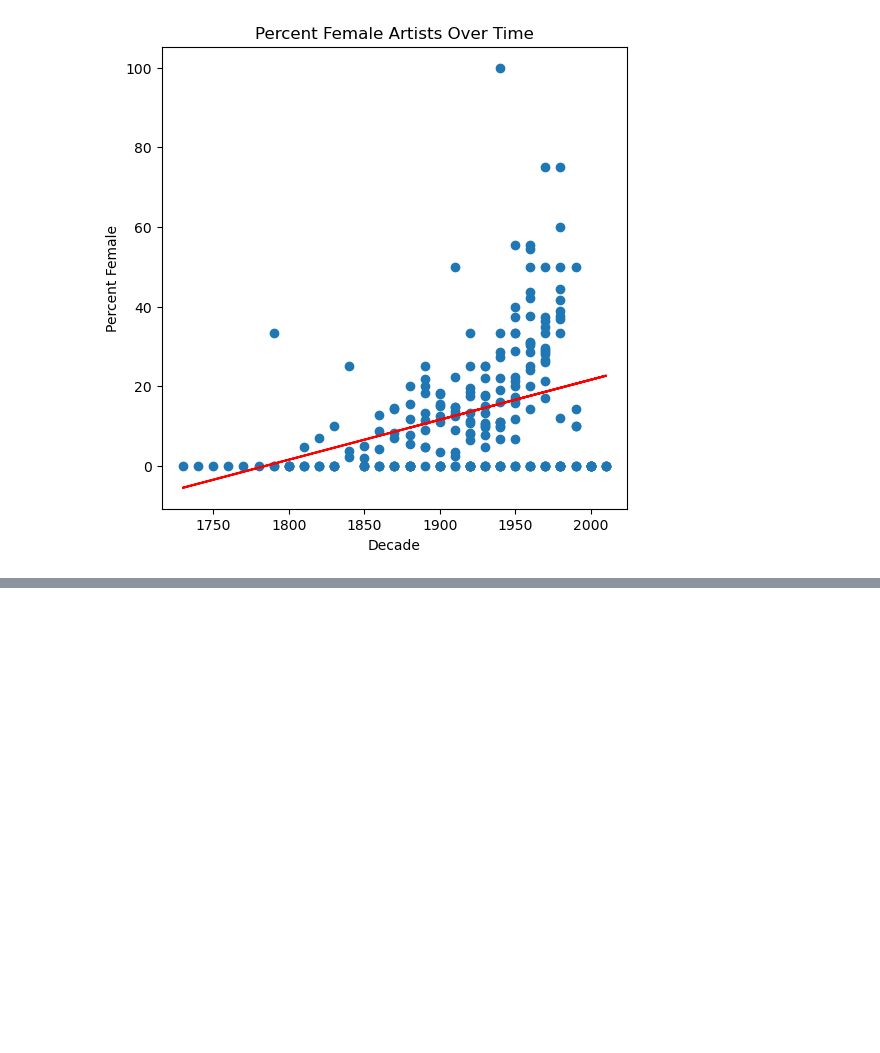
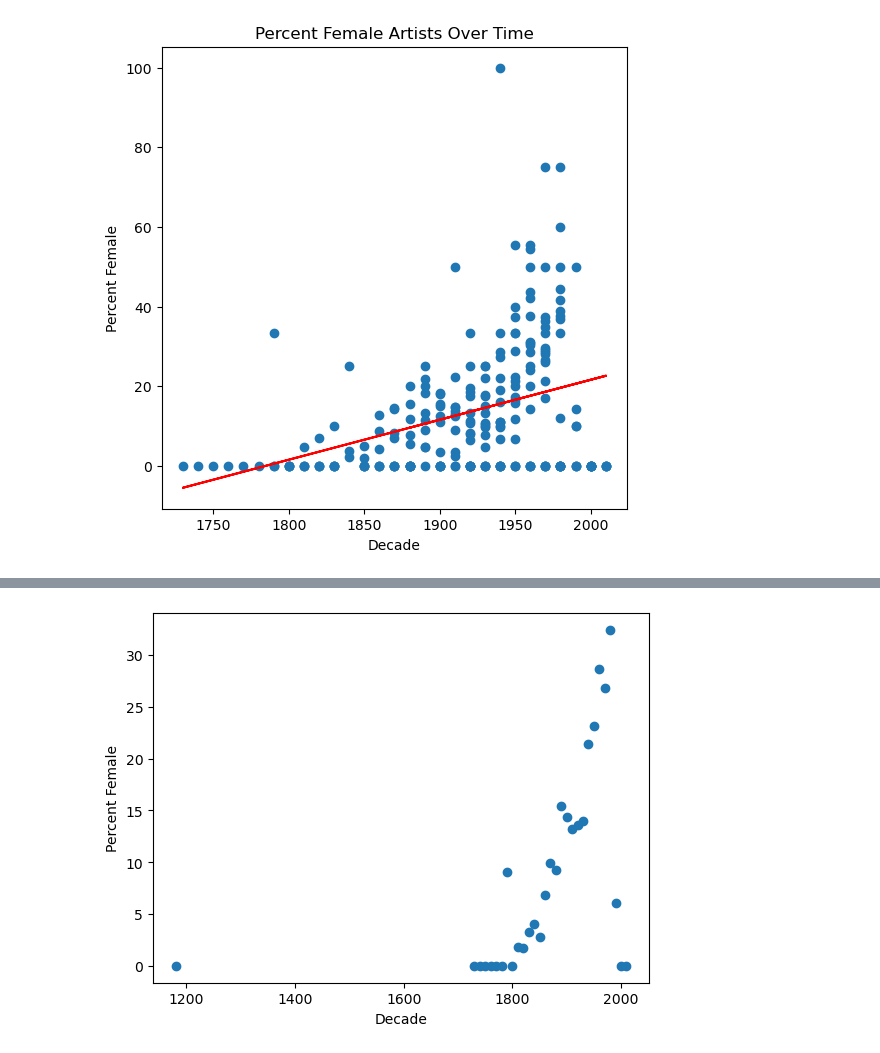
Before and after one commit to Isabelle-Raad/Final_Project_1, a Jupyter notebook: regression.ipynb, the cells around one changed output, grey strips where cells are left out. Cells and saved outputs as stored; diff of their text form; code cells hidden in the pictures; blank space fills up the shorter version.

```diff
--- a/regression.ipynb
+++ b/regression.ipynb
@@ -122,0 +127,4 @@ plt.show()
+# %%
+# Open and read the data
+by_decade = pd.read_csv(Path('./data/by_decade.csv'))
+by_decade.head()
@@ -122,0 +138,8 @@ plt.show()
+# %%
+# Make a scatter plot of the percent female by year
+plt.scatter(by_decade.Decade, by_decade.percent_female)
+plt.xlabel('Decade')
+plt.ylabel('Percent Female')
+plt.show()
+# %% [output]
+[figure, added]
```
Also changed, not shown: parts of 8 cells of this notebook, 4 other files.
